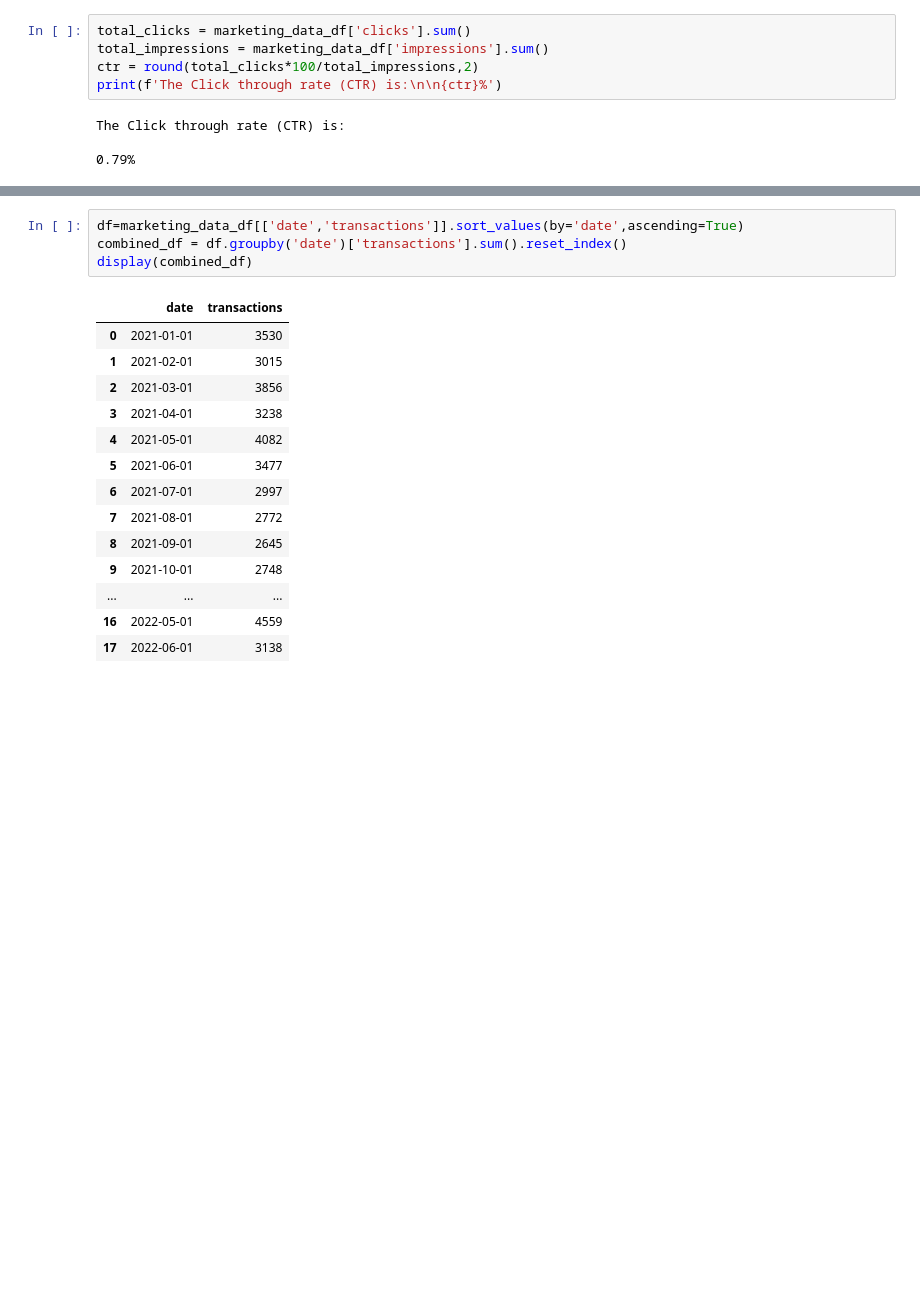
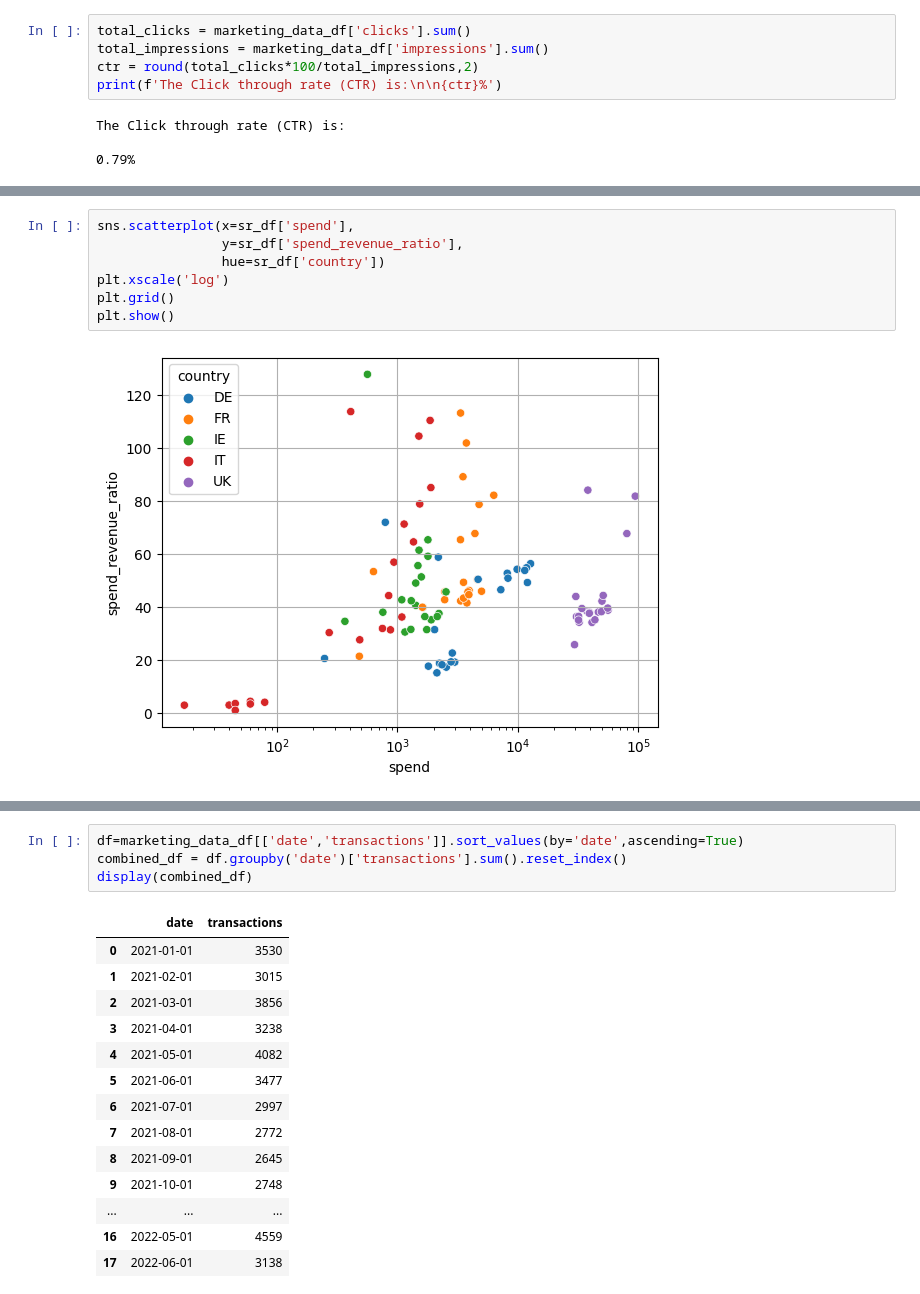
Before and after one commit to DanRHoward/Protein_Works_Presentation, a Jupyter notebook: Protein Works Presentation.ipynb, the cells around one changed output, grey strips where cells are left out. Cells and saved outputs as stored; diff of their text form; blank space fills up the shorter version.

```diff
--- a/Protein Works Presentation.ipynb
+++ b/Protein Works Presentation.ipynb
@@ -153,0 +352,9 @@ In Summary,
+# %%
+sns.scatterplot(x=sr_df['spend'],
+                y=sr_df['spend_revenue_ratio'],
+                hue=sr_df['country'])
+plt.xscale('log')
+plt.grid()
+plt.show()
+# %% [output]
+[figure, added]
```
Also changed, not shown: parts of 32 cells of this notebook.
